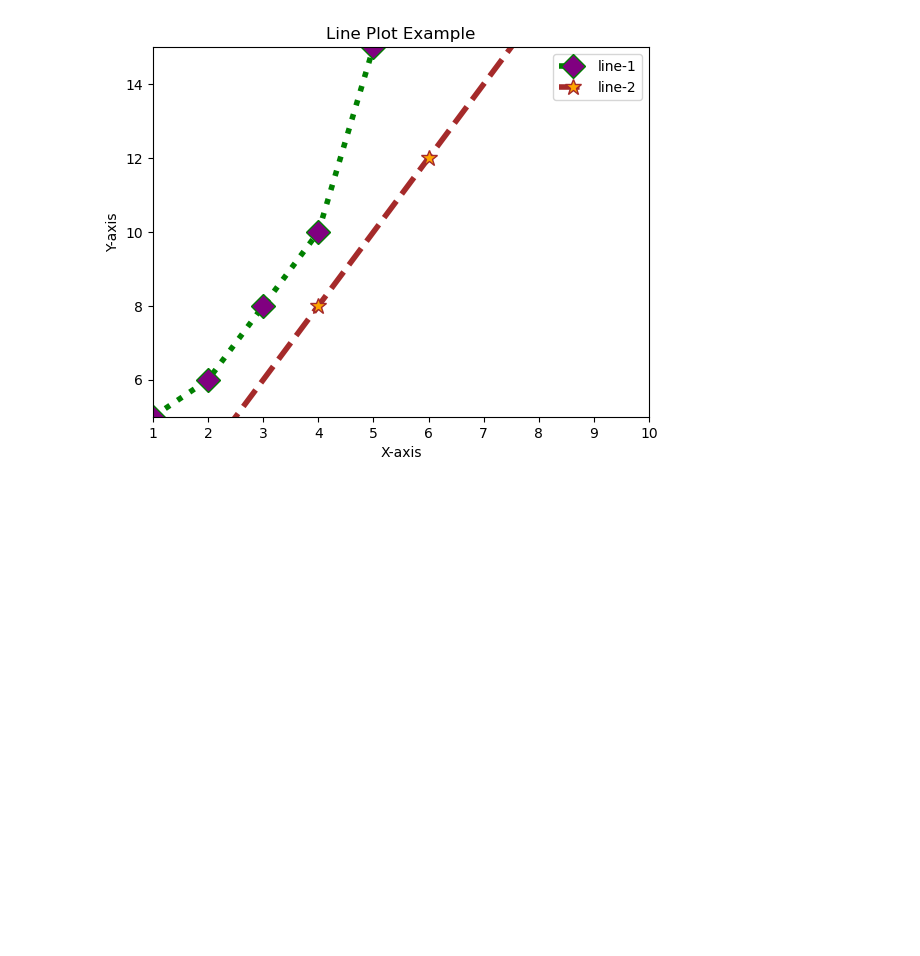
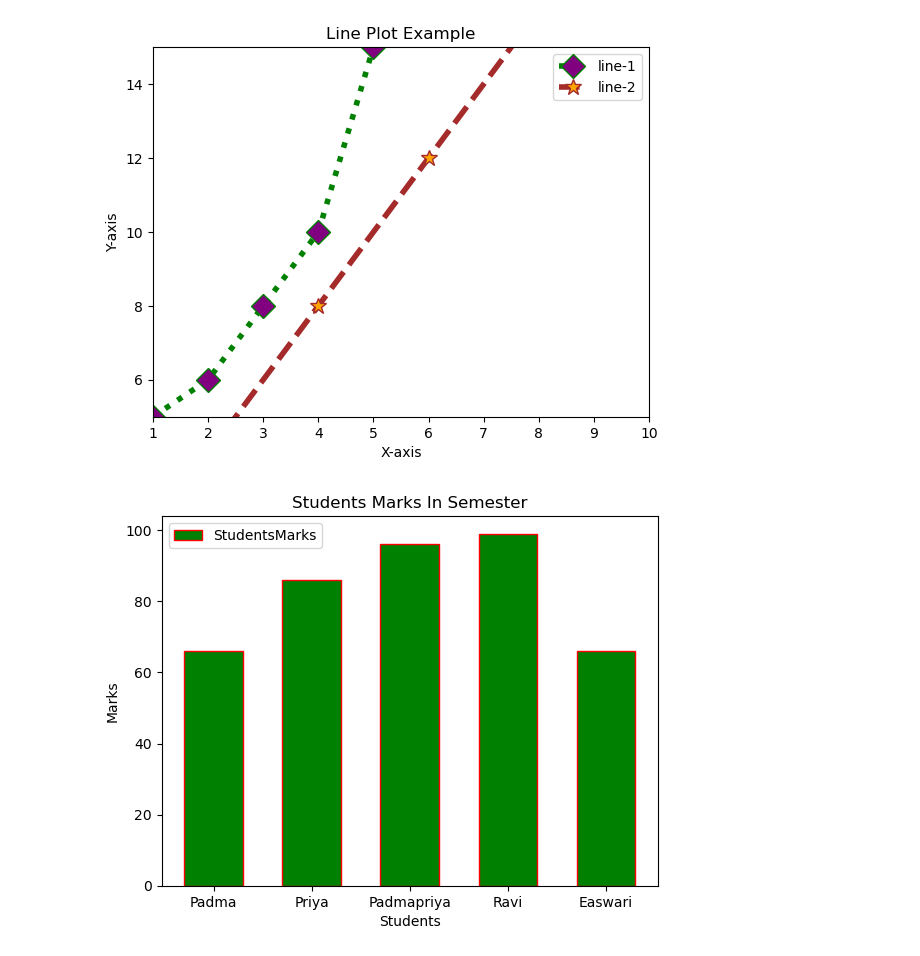
Before and after one commit to padmapriyaravi08/Data-Visualization, a Jupyter notebook: Lineplot.ipynb, the cells around one changed output. Cells and saved outputs as stored; diff of their text form; code cells hidden in the pictures; blank space fills up the shorter version.

```diff
--- a/Lineplot.ipynb
+++ b/Lineplot.ipynb
@@ -17,3 +17,16 @@ plt.savefig("sample.png")
 plt.show()
 # %% [output]
 [figure]
+# %%
+import matplotlib.pyplot as plt
+Students=["Padma","Priya","Padmapriya","Ravi","Easwari"]
+Marks=[66,86,96,99,66]
+plt.bar(Students,Marks,color="green",width=0.6,edgecolor="red",label="StudentsMarks")
+plt.legend()
+plt.title("Students Marks In Semester")
+plt.xlabel("Students")
+plt.ylabel("Marks")
+plt.savefig("sample1.png")
+plt.show()
+# %% [output]
+[figure, added]
```
Also changed, not shown: parts of 4 cells of this notebook.
